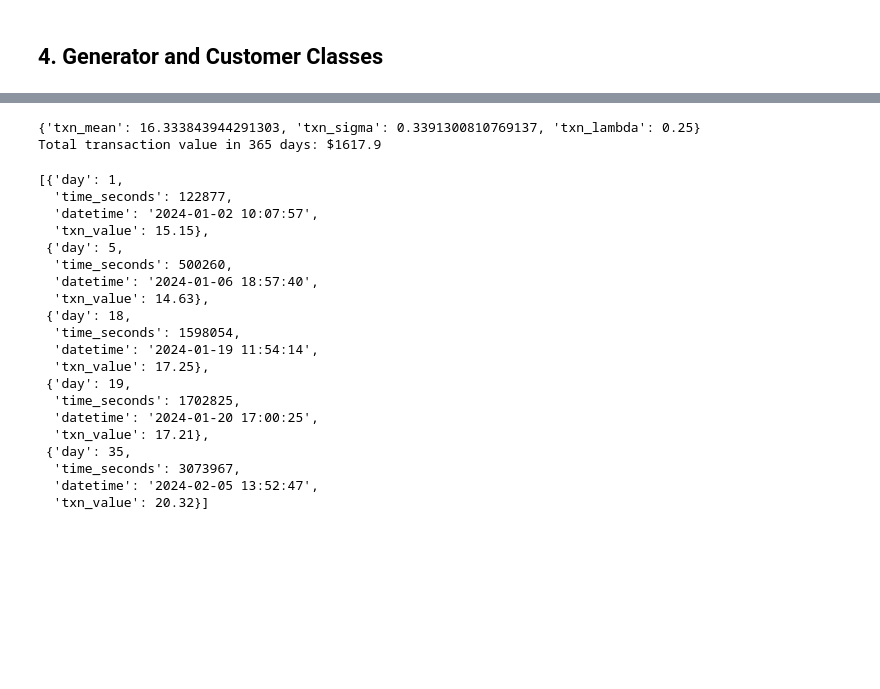
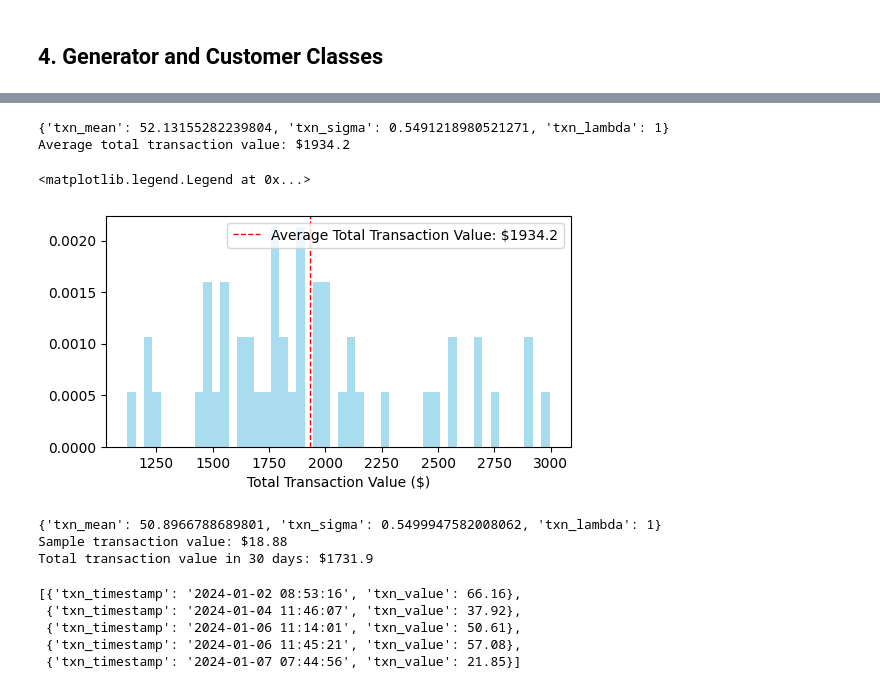
Before and after one commit to joshuavaple/credit-card-fraud-detection, a Jupyter notebook: notebooks/business_knowledge.ipynb, the cells around one changed output, grey strips where cells are left out. Cells and saved outputs as stored; diff of their text form; code cells hidden in the pictures; blank space fills up the shorter version.

Commit message:
generated datasets

```diff
--- a/notebooks/business_knowledge.ipynb
+++ b/notebooks/business_knowledge.ipynb
@@ -320,41 +344,64 @@ class CustomerGenerator:
         sigma = np.sqrt(sigma_sq)
         # get the value from numpy array
         return sigma.item()
+# %%
+# Trials to finetune the profiles
+
+customer_generator = CustomerGenerator(group_profiles)
+customer = customer_generator.generate_customer_from_profile("middle")
+print(customer.profile)
+
+num_days = 30
+num_trials = 50
+total_txn_values = []
+for trial in range(num_trials):
+
+    customer_txns = customer.generate_batch_txns(num_days=num_days)
+    total_txn_values.append(round(sum([txn["txn_value"] for txn in customer_txns]), 2))
+# average total transaction value over all trials
+avg_total_txn_value = round(np.mean(total_txn_values), 2)
+print(f"Average total transaction value: ${avg_total_txn_value}")
+# Plot histogram
+plt.figure(figsize=(6, 3))
+plt.hist(total_txn_values, bins=50, density=True, alpha=0.7, color="skyblue")
+plt.xlabel("Total Transaction Value ($)")
+# add average total transaction value to the plot
+plt.axvline(
+    avg_total_txn_value,
+    color="red",
+    linestyle="dashed",
+    linewidth=1,
+    label=f"Average Total Transaction Value: ${avg_total_txn_value}",
+)
+plt.legend()
+# %% [output]
+{'txn_mean': 52.13155282239804, 'txn_sigma': 0.5491218980521271, 'txn_lambda': 1}
+Average total transaction value: $1934.2
+<matplotlib.legend.Legend at 0x...>
+[figure, added]
 # %%
 customer_generator = CustomerGenerator(group_profiles)
-customer = customer_generator.generate_customer_from_profile("low")
+customer = customer_generator.generate_customer_from_profile("middle")
 print(customer.profile)
 
+sample_txn = customer.generate_txn_value()
+print(f"Sample transaction value: ${sample_txn}")
 
-num_days=365
+num_days=30
 
-customer.generate_batch_txns(num_days=num_days, start_date="2024-01-01")
-customer_txns = customer.customer_txns
+customer_txns = customer.generate_batch_txns(num_days=num_days, start_date="2024-01-01")
+# customer_txns = customer.customer_txns
 
 total_txn_value = round(sum([txn["txn_value"] for txn in customer_txns]), 2)
 print(f"Total transaction value in {num_days} days: ${total_txn_value}")
 
 customer_txns[:5]
 # %% [output]
-{'txn_mean': 16.333843944291303, 'txn_sigma': 0.3391300810769137, 'txn_lambda': 0.25}
-Total transaction value in 365 days: $1617.9
+{'txn_mean': 50.8966788689801, 'txn_sigma': 0.5499947582008062, 'txn_lambda': 1}
+Sample transaction value: $18.88
+Total transaction value in 30 days: $1731.9
-[{'day': 1,
-  'time_seconds': 122877,
-  'datetime': '2024-01-02 10:07:57',
-  'txn_value': 15.15},
- {'day': 5,
-  'time_seconds': 500260,
-  'datetime': '2024-01-06 18:57:40',
-  'txn_value': 14.63},
- {'day': 18,
-  'time_seconds': 1598054,
-  'datetime': '2024-01-19 11:54:14',
-  'txn_value': 17.25},
- {'day': 19,
-  'time_seconds': 1702825,
-  'datetime': '2024-01-20 17:00:25',
-  'txn_value': 17.21},
- {'day': 35,
-  'time_seconds': 3073967,
-  'datetime': '2024-02-05 13:52:47',
-  'txn_value': 20.32}]
+[{'txn_timestamp': '2024-01-02 08:53:16', 'txn_value': 66.16},
+ {'txn_timestamp': '2024-01-04 11:46:07', 'txn_value': 37.92},
+ {'txn_timestamp': '2024-01-06 11:14:01', 'txn_value': 50.61},
+ {'txn_timestamp': '2024-01-06 11:45:21', 'txn_value': 57.08},
+ {'txn_timestamp': '2024-01-07 07:44:56', 'txn_value': 21.85}]
```
Also changed, not shown: parts of 18 cells of this notebook.
